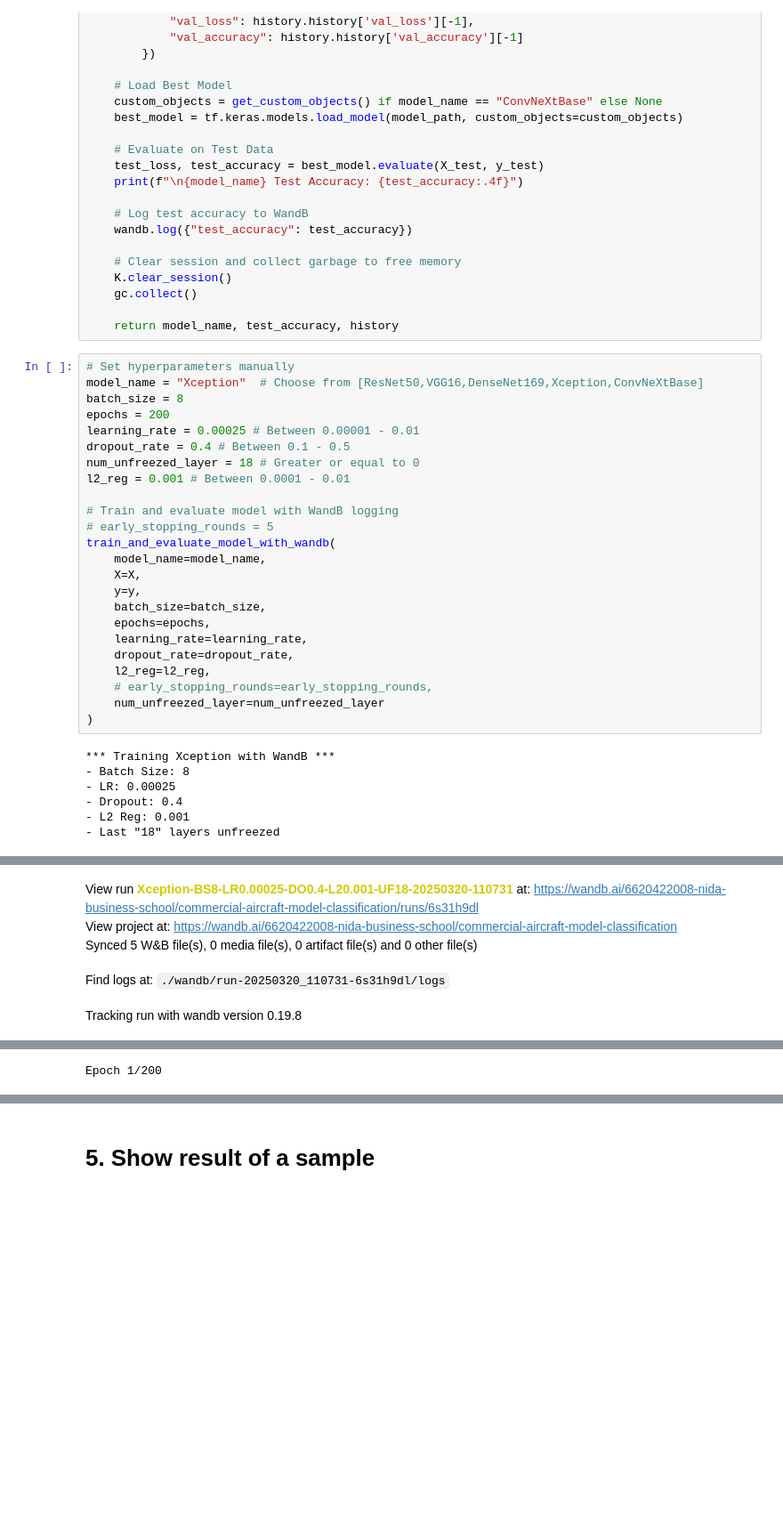
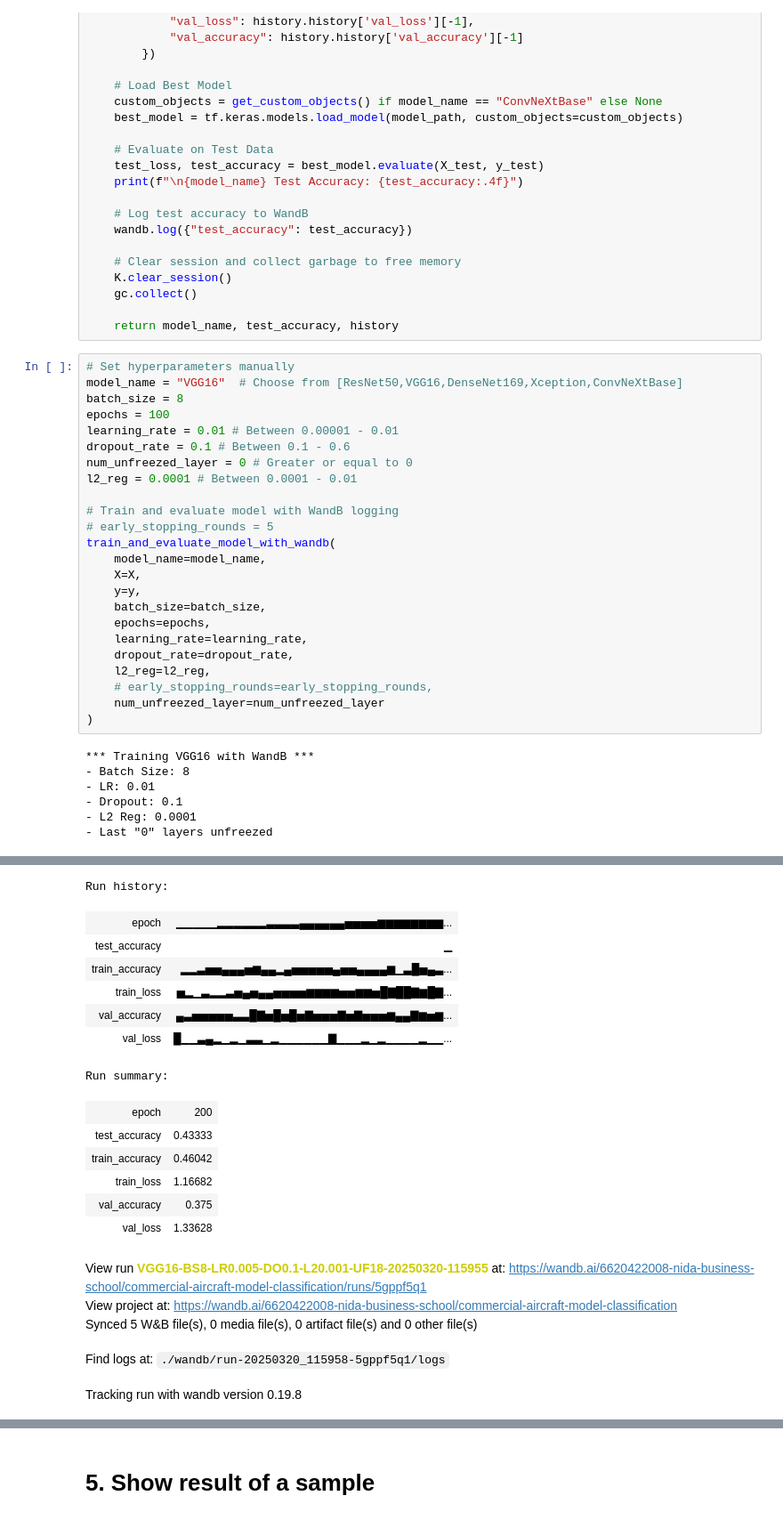
Before and after one commit to prattapong/Commercial-Airplane-Model-Image-Classification, a Jupyter notebook: image_classification.ipynb, the cells around one changed output, grey strips where cells are left out. Shown at 89% size. Drawn from its saved outputs; the diff is of its cells as text; blank space fills up the shorter version.

```diff
--- a/image_classification.ipynb
+++ b/image_classification.ipynb
@@ -372,38 +372,52 @@ def train_and_evaluate_model_with_wandb(model_name, X, y, batch_size, epochs, le
     return model_name, test_accuracy, history
 # %%
 # Set hyperparameters manually
-model_name = "Xception"  # Choose from [ResNet50,VGG16,DenseNet169,Xception,ConvNeXtBase]
+model_name = "VGG16"  # Choose from [ResNet50,VGG16,DenseNet169,Xception,ConvNeXtBase]
 batch_size = 8
-epochs = 200
-learning_rate = 0.00025 # Between 0.00001 - 0.01
-dropout_rate = 0.4 # Between 0.1 - 0.5
-num_unfreezed_layer = 18 # Greater or equal to 0
-l2_reg = 0.001 # Between 0.0001 - 0.01
+epochs = 100
+learning_rate = 0.01 # Between 0.00001 - 0.01
+dropout_rate = 0.1 # Between 0.1 - 0.6
+num_unfreezed_layer = 0 # Greater or equal to 0
+l2_reg = 0.0001 # Between 0.0001 - 0.01
 
 # Train and evaluate model with WandB logging
 # early_stopping_rounds = 5
 train_and_evaluate_model_with_wandb(
     model_name=model_name,
     X=X,
     y=y,
     batch_size=batch_size,
     epochs=epochs,
     learning_rate=learning_rate,
     dropout_rate=dropout_rate,
     l2_reg=l2_reg,
     # early_stopping_rounds=early_stopping_rounds,
     num_unfreezed_layer=num_unfreezed_layer
 )
 # %% [output]
-*** Training Xception with WandB ***
+*** Training VGG16 with WandB ***
 - Batch Size: 8
-- LR: 0.00025
-- Dropout: 0.4
-- L2 Reg: 0.001
-- Last "18" layers unfreezed
+- LR: 0.01
+- Dropout: 0.1
+- L2 Reg: 0.0001
+- Last "0" layers unfreezed
 [interactive output not drawn]
+Run history:
+| epoch | ▁▁▁▁▁▂▂▂▂▂▂▃▃▃▃▄▄▄▄▄▄▅▅▅▅▆▆▆▆▆▆▆▆... |
+| test_accuracy | ▁ |
+| train_accuracy | ▂▂▃▅▅▄▄▄▅▆▄▄▂▄▅▅▅▅▅▄▅▅▄▄▄▄▆▁▃█▅▄▃... |
+| train_loss | ▅▂▁▃▂▂▃▅▄▅▄▄▅▅▅▅▆▆▆▆▅▅▆▆▅█▇██▇▆█▇... |
+| val_accuracy | ▄▃▅▅▅▅▅▃▃█▇▅█▅█▅▇▅▅▅▇▅▇▅▅▅▆▄▄▇▆▅▆... |
+| val_loss | █▁▁▃▄▂▁▂▁▃▃▁▂▁▁▁▁▁▁▇▁▁▁▂▁▂▁▁▁▁▂▁▁... |
+Run summary:
+| epoch | 200 |
+| test_accuracy | 0.43333 |
+| train_accuracy | 0.46042 |
+| train_loss | 1.16682 |
+| val_accuracy | 0.375 |
+| val_loss | 1.33628 |
-View run Xception-BS8-LR0.00025-DO0.4-L20.001-UF18-20250320-110731 at: https://wandb.ai/6620422008-nida-business-school/commercial-aircraft-model-classification/runs/6s31h9dl
+View run VGG16-BS8-LR0.005-DO0.1-L20.001-UF18-20250320-115955 at: https://wandb.ai/6620422008-nida-business-school/commercial-aircraft-model-classification/runs/5gppf5q1
 View project at: https://wandb.ai/6620422008-nida-business-school/commercial-aircraft-model-classification
 Synced 5 W&B file(s), 0 media file(s), 0 artifact file(s) and 0 other file(s)
-Find logs at: ./wandb/run-20250320_110731-6s31h9dl/logs
+Find logs at: ./wandb/run-20250320_115958-5gppf5q1/logs
 Tracking run with wandb version 0.19.8
@@ -414 +427,0 @@ View run at https://wandb.ai/6620422008-nida-business-school/commercial-aircraft
-Epoch 1/200
```
Also changed, not shown: parts of 1 cell of this notebook.
